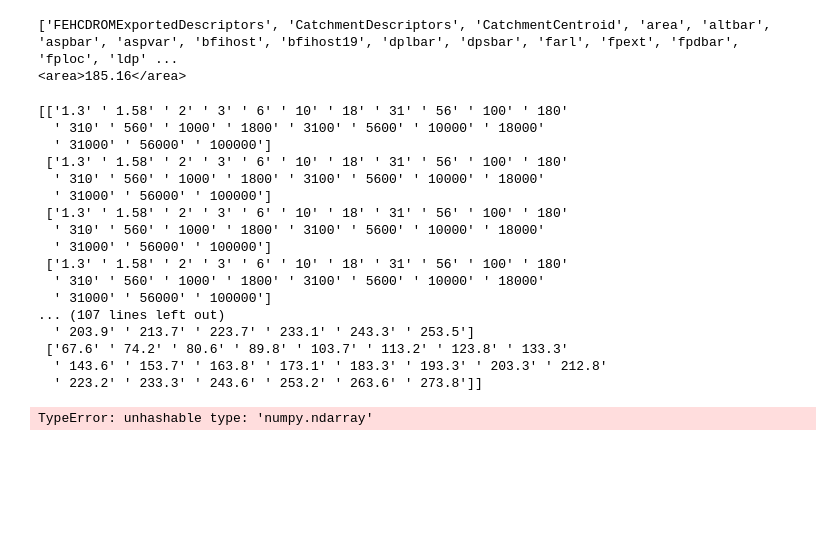
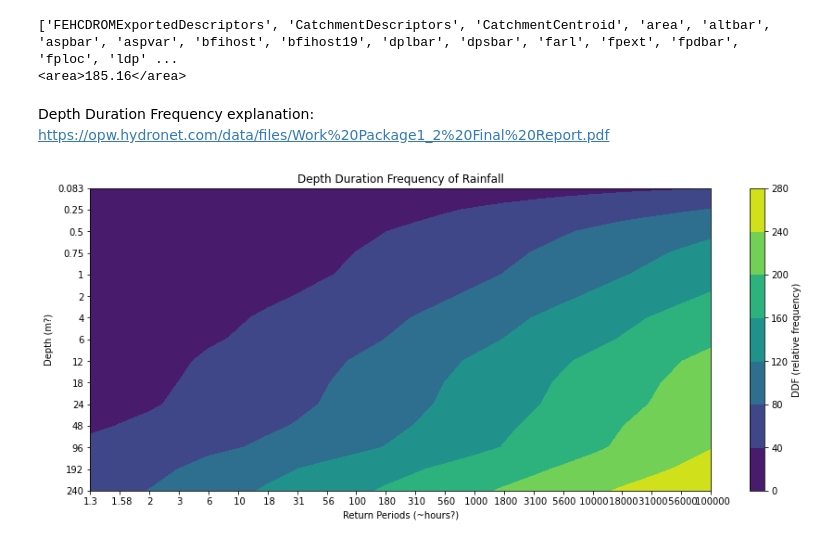
Before and after one commit to ai4er-cdt/flood_risk_shipston, a Jupyter notebook: notebooks/feh_data_exploration.ipynb, the cells around one changed output. Saved outputs shown, nothing was run; the diff lists cells and outputs as text; code cells hidden in the pictures; blank space fills up the shorter version.

Commit message:
feh_data_exploration Forgot to push working graph

```diff
--- a/notebooks/feh_data_exploration.ipynb
+++ b/notebooks/feh_data_exploration.ipynb
@@ -45,31 +40,16 @@ DDF = []
 for value in fehData.find_all("Depths"):
     DDF.append(value.contents[0].split(','))
 DDF = np.asarray(DDF)
-# %%
-# DDF plot
-import matplotlib.pyplot as plt
-returnPeriods, depths = np.meshgrid(returnPeriods, depths)
-plt.figure(figsize=[10,6])
-print(returnPeriods)
-print(depths)
-print(DDF)
-plt.contourf(returnPeriods,depths,DDF)
-# %% [output]
-[['1.3' ' 1.58' ' 2' ' 3' ' 6' ' 10' ' 18' ' 31' ' 56' ' 100' ' 180'
-  ' 310' ' 560' ' 1000' ' 1800' ' 3100' ' 5600' ' 10000' ' 18000'
-  ' 31000' ' 56000' ' 100000']
- ['1.3' ' 1.58' ' 2' ' 3' ' 6' ' 10' ' 18' ' 31' ' 56' ' 100' ' 180'
-  ' 310' ' 560' ' 1000' ' 1800' ' 3100' ' 5600' ' 10000' ' 18000'
-  ' 31000' ' 56000' ' 100000']
- ['1.3' ' 1.58' ' 2' ' 3' ' 6' ' 10' ' 18' ' 31' ' 56' ' 100' ' 180'
-  ' 310' ' 560' ' 1000' ' 1800' ' 3100' ' 5600' ' 10000' ' 18000'
-  ' 31000' ' 56000' ' 100000']
- ['1.3' ' 1.58' ' 2' ' 3' ' 6' ' 10' ' 18' ' 31' ' 56' ' 100' ' 180'
-  ' 310' ' 560' ' 1000' ' 1800' ' 3100' ' 5600' ' 10000' ' 18000'
-  ' 31000' ' 56000' ' 100000']
-... (107 lines left out)
-  ' 203.9' ' 213.7' ' 223.7' ' 233.1' ' 243.3' ' 253.5']
- ['67.6' ' 74.2' ' 80.6' ' 89.8' ' 103.7' ' 113.2' ' 123.8' ' 133.3'
-  ' 143.6' ' 153.7' ' 163.8' ' 173.1' ' 183.3' ' 193.3' ' 203.3' ' 212.8'
-  ' 223.2' ' 233.3' ' 243.6' ' 253.2' ' 263.6' ' 273.8']]
-TypeError: unhashable type: 'numpy.ndarray'
+# %% [markdown]
+Depth Duration Frequency explanation: https://opw.hydronet.com/data/files/Work%20Package1_2%20Final%20Report.pdf
+# %%
+# DDF plot
+import matplotlib.pyplot as plt
+fig = plt.figure(figsize=[15,6])
+ax = fig.add_subplot(xlabel="Return Periods (~hours?)", ylabel="Depth (m?)", title="Depth Duration Frequency of Rainfall")
+cm = ax.contourf(returnPeriods,depths,DDF)
+ax.invert_yaxis()
+cbar = fig.colorbar(cm)
+cbar.set_label('DDF (relative frequency)')
+# %% [output]
+[figure, added]
```
Also changed, not shown: parts of 2 cells of this notebook.
